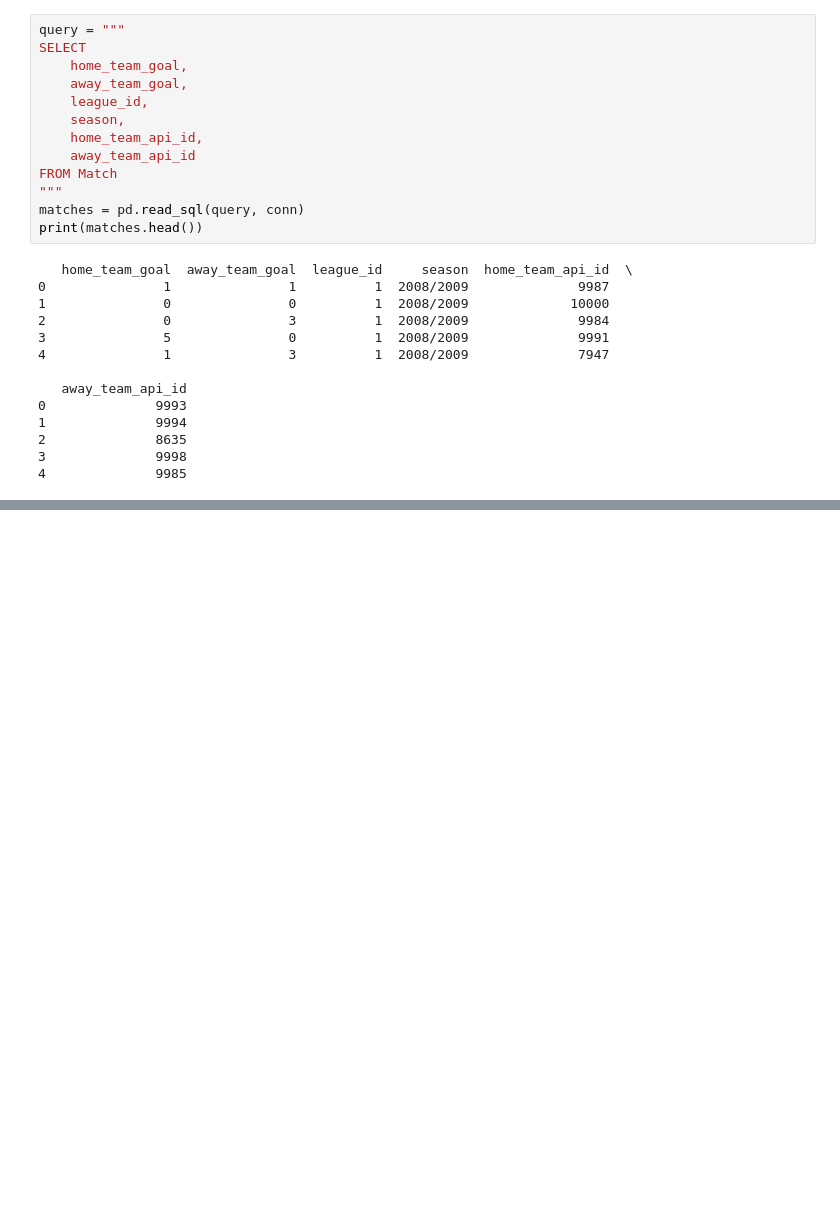
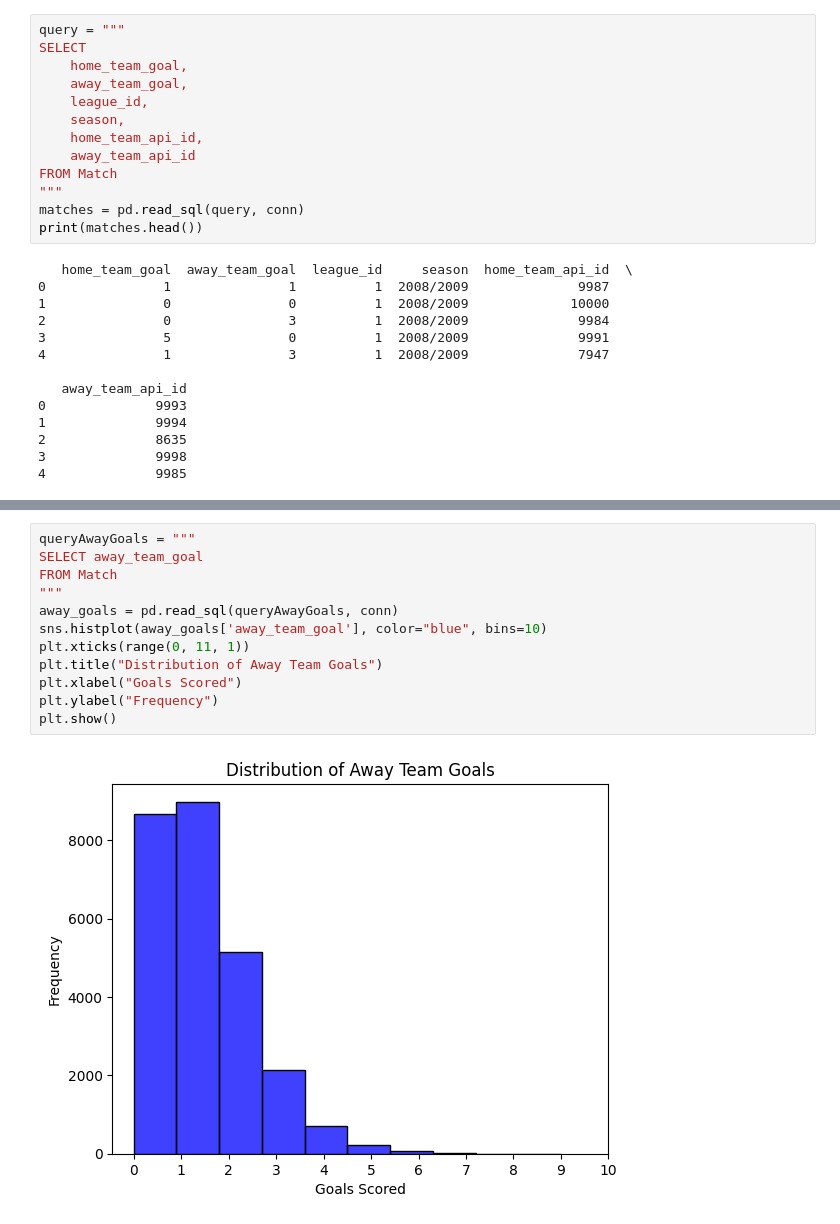
Before and after one commit to damianfraser/football-match-analysis, a Jupyter notebook: home_advantage_analysis.ipynb, the cells around one changed output, grey strips where cells are left out. Drawn from its saved outputs; the diff is of its cells as text; blank space fills up the shorter version.

```diff
--- a/home_advantage_analysis.ipynb
+++ b/home_advantage_analysis.ipynb
@@ -56,3 +85,17 @@ print(matches.head())
+# %%
+queryAwayGoals = """
+SELECT away_team_goal
+FROM Match
+"""
+away_goals = pd.read_sql(queryAwayGoals, conn)
+sns.histplot(away_goals['away_team_goal'], color="blue", bins=10)
+plt.xticks(range(0, 11, 1))
+plt.title("Distribution of Away Team Goals")
+plt.xlabel("Goals Scored")
+plt.ylabel("Frequency")
+plt.show()
+# %% [output]
+[figure, added]
 # %%
 home_avg_goals = matches['home_team_goal'].mean()
 away_avg_goals = matches['away_team_goal'].mean()
```
Also changed, not shown: parts of 4 cells of this notebook.
